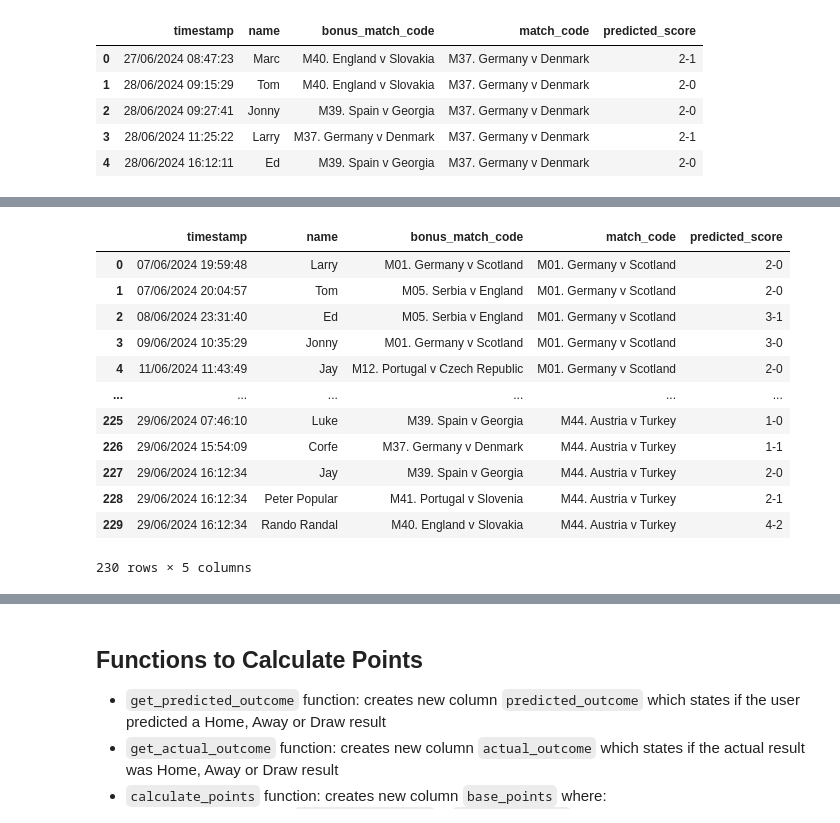
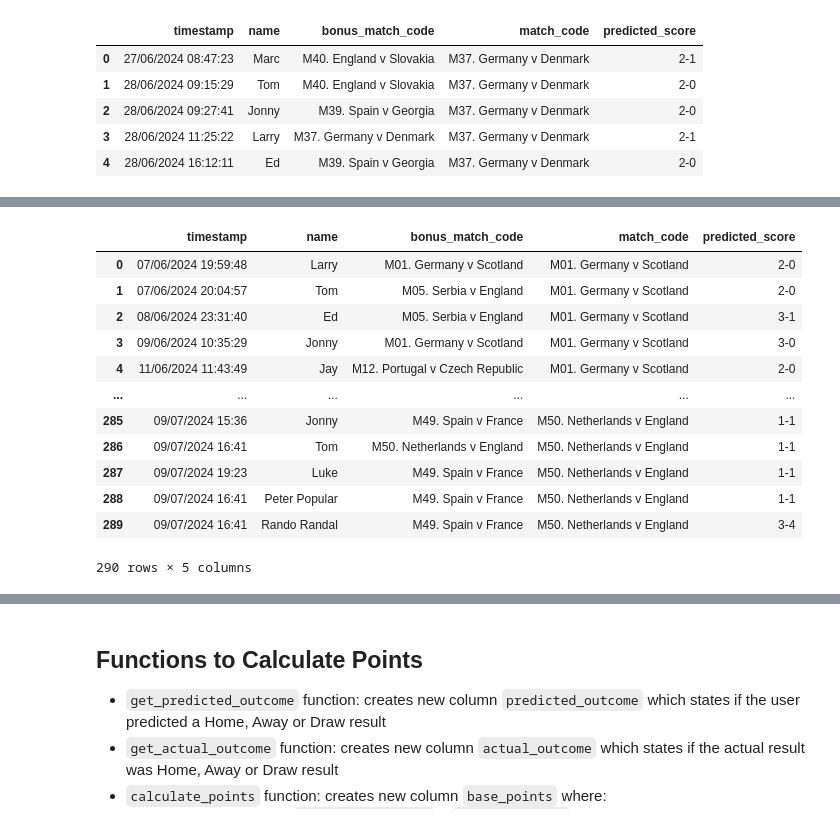
Before and after one commit to tmorgan94/euro2024-predictions, a Jupyter notebook: euro2024_predictions.ipynb, the cells around one changed output, grey strips where cells are left out. Cells and saved outputs as stored; diff of their text form; code cells hidden in the pictures.

```diff
--- a/euro2024_predictions.ipynb
+++ b/euro2024_predictions.ipynb
@@ -36,6 +36,7 @@ md2_responses = pd.read_csv('data/md2_responses.csv')
 md3_responses = pd.read_csv('data/md3_responses.csv')
 md4_responses = pd.read_csv('data/md4_responses.csv')
 md5_responses = pd.read_csv('data/md5_responses.csv')
+md6_responses = pd.read_csv('data/md6_responses.csv')
 # %% [markdown]
 ## Transform Data
 
@@ -110,0 +119,7 @@ md5_responses.head()
+# %%
+md6_responses = md6_responses.rename(columns={'Timestamp': 'timestamp', 'Name': 'name', 'Which game would you like to give double points to?': 'bonus_match_code'})
+# transform dataframe from wide to long
+md6_responses = md6_responses.melt(id_vars=['timestamp', 'name', 'bonus_match_code'],
+                                     var_name='match_code', value_name='predicted_score')
+# preview
+md6_responses.head()
@@ -111,22 +133,22 @@ md5_responses.head()
 # %%
 # Concatenate the DataFrames (union)
-df_predictions = pd.concat([md1_responses, md2_responses, md3_responses, md4_responses, md5_responses], axis=0)
+df_predictions = pd.concat([md1_responses, md2_responses, md3_responses, md4_responses, md5_responses, md6_responses], axis=0)
 # Reset the index for better readability
 df_predictions.reset_index(drop=True, inplace=True)
 # Display the concatenated DataFrame
 df_predictions
 # %% [output]
 |  | timestamp | name | bonus_match_code | match_code | predicted_score |
 | 0 | 07/06/2024 19:59:48 | Larry | M01. Germany v Scotland | M01. Germany v Scotland | 2-0 |
 | 1 | 07/06/2024 20:04:57 | Tom | M05. Serbia v England | M01. Germany v Scotland | 2-0 |
 | 2 | 08/06/2024 23:31:40 | Ed | M05. Serbia v England | M01. Germany v Scotland | 3-1 |
 | 3 | 09/06/2024 10:35:29 | Jonny | M01. Germany v Scotland | M01. Germany v Scotland | 3-0 |
 | 4 | 11/06/2024 11:43:49 | Jay | M12. Portugal v Czech Republic | M01. Germany v Scotland | 2-0 |
 | ... | ... | ... | ... | ... | ... |
-| 225 | 29/06/2024 07:46:10 | Luke | M39. Spain v Georgia | M44. Austria v Turkey | 1-0 |
-| 226 | 29/06/2024 15:54:09 | Corfe | M37. Germany v Denmark | M44. Austria v Turkey | 1-1 |
-| 227 | 29/06/2024 16:12:34 | Jay | M39. Spain v Georgia | M44. Austria v Turkey | 2-0 |
-| 228 | 29/06/2024 16:12:34 | Peter Popular | M41. Portugal v Slovenia | M44. Austria v Turkey | 2-1 |
-| 229 | 29/06/2024 16:12:34 | Rando Randal | M40. England v Slovakia | M44. Austria v Turkey | 4-2 |
+| 285 | 09/07/2024 15:36 | Jonny | M49. Spain v France | M50. Netherlands v England | 1-1 |
+| 286 | 09/07/2024 16:41 | Tom | M50. Netherlands v England | M50. Netherlands v England | 1-1 |
+| 287 | 09/07/2024 19:23 | Luke | M49. Spain v France | M50. Netherlands v England | 1-1 |
+| 288 | 09/07/2024 16:41 | Peter Popular | M49. Spain v France | M50. Netherlands v England | 1-1 |
+| 289 | 09/07/2024 16:41 | Rando Randal | M49. Spain v France | M50. Netherlands v England | 3-4 |
-230 rows × 5 columns
+290 rows × 5 columns
 # %%
```
Also changed, not shown: parts of 17 cells of this notebook, 2 other files.
